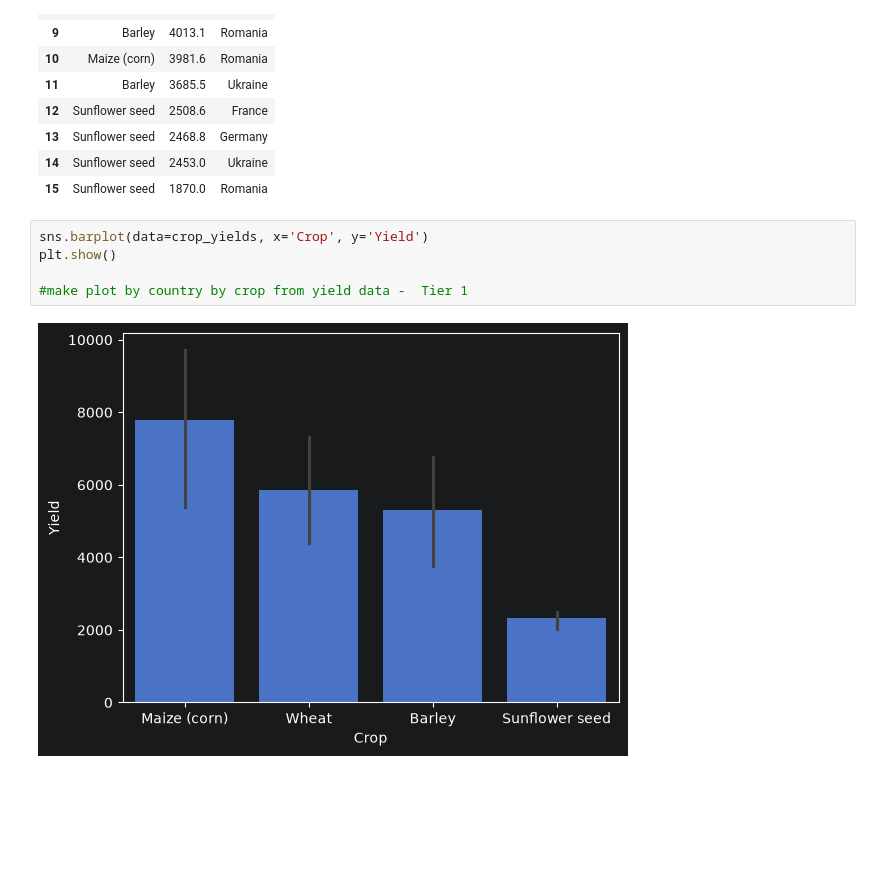
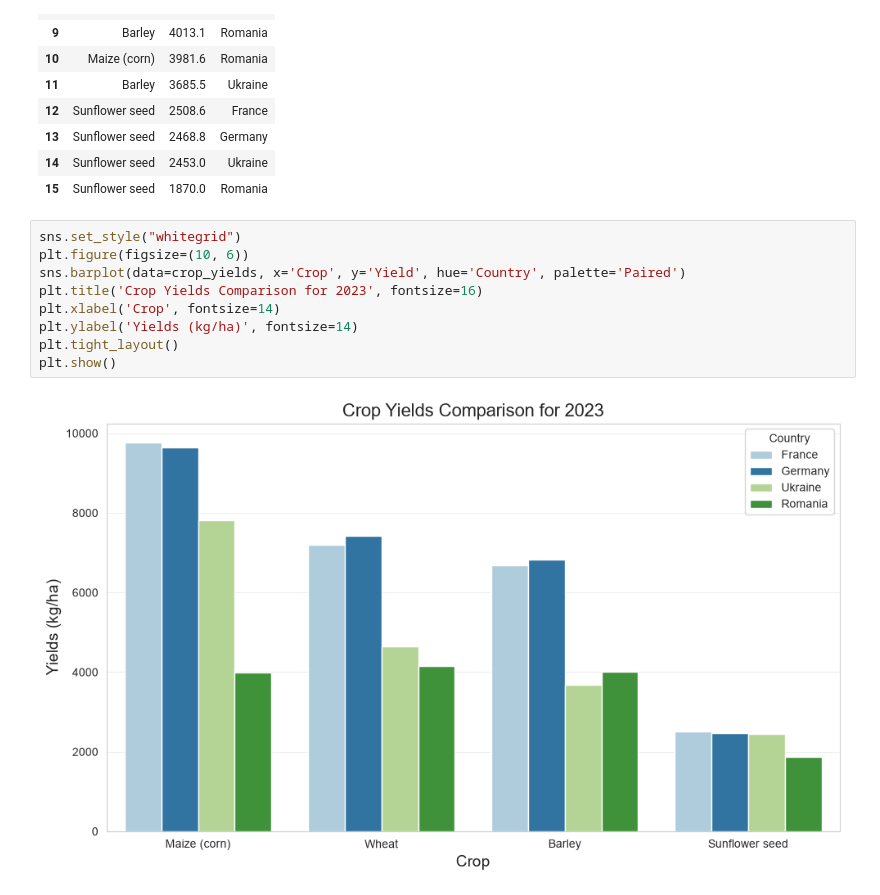
Before and after one commit to bogdan-ciobotaru/Romania-Crop-Yield-Gap, a Jupyter notebook: romania-crop-yield-gap.ipynb, the cells around one changed output. Drawn from its saved outputs; the diff is of its cells as text; blank space fills up the shorter version.

Commit message:
Yield ladder

```diff
--- a/romania-crop-yield-gap.ipynb
+++ b/romania-crop-yield-gap.ipynb
@@ -68,9 +69,13 @@ crop_yields
 | 14 | Sunflower seed | 2453.0 | Ukraine |
 | 15 | Sunflower seed | 1870.0 | Romania |
 # %%
-sns.barplot(data=crop_yields, x='Crop', y='Yield')
+sns.set_style("whitegrid")
+plt.figure(figsize=(10, 6))
+sns.barplot(data=crop_yields, x='Crop', y='Yield', hue='Country', palette='Paired')
+plt.title('Crop Yields Comparison for 2023', fontsize=16)
+plt.xlabel('Crop', fontsize=14)
+plt.ylabel('Yields (kg/ha)', fontsize=14)
+plt.tight_layout()
 plt.show()
-
-#make plot by country by crop from yield data -  Tier 1
 # %% [output]
-[figure, old version]
+[figure, new version]
```
Also changed, not shown: parts of 9 cells of this notebook, 1 other file.
